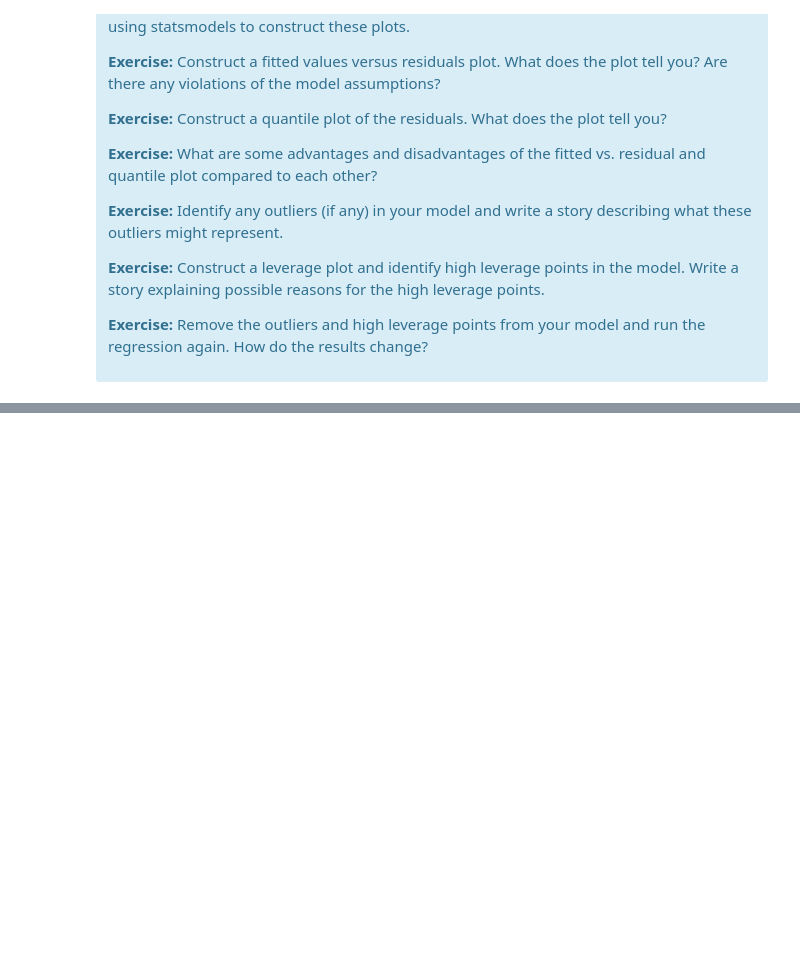
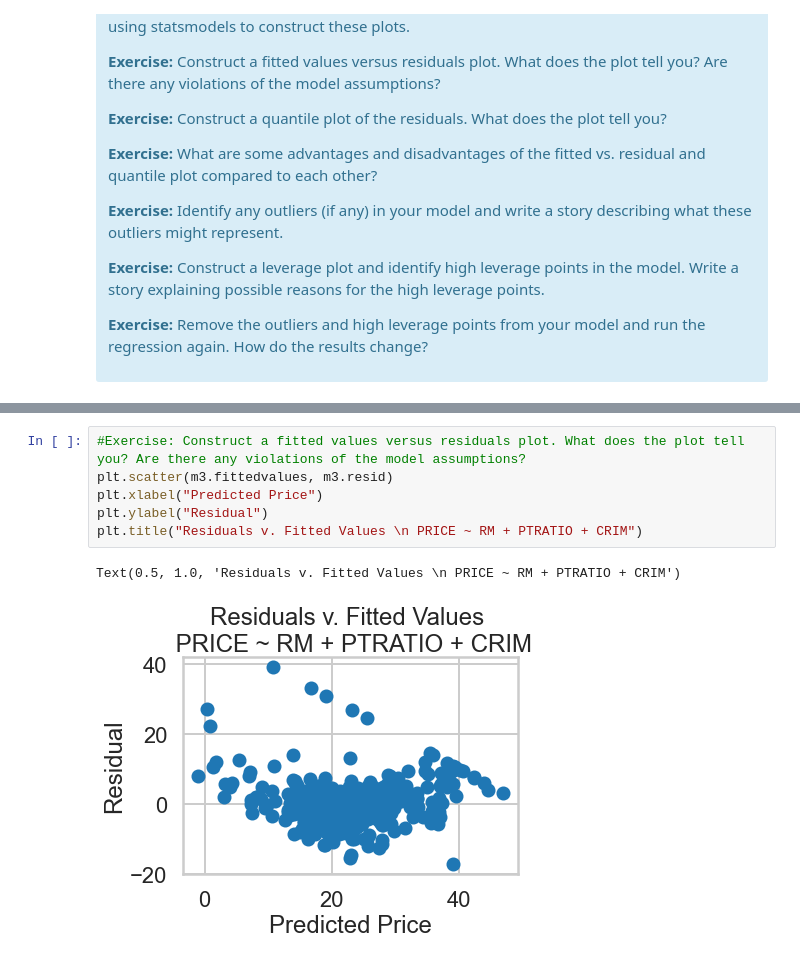
Before and after one commit to llpyyz/mec-mini-projects, a Jupyter notebook: mec-11.4.1-linear-regression-mini-project/Mini_Project_Linear_Regression.ipynb, the cells around one changed output, grey strips where cells are left out. Cells and saved outputs as stored; diff of their text form; blank space fills up the shorter version.

```diff
--- a/mec-11.4.1-linear-regression-mini-project/Mini_Project_Linear_Regression.ipynb
+++ b/mec-11.4.1-linear-regression-mini-project/Mini_Project_Linear_Regression.ipynb
@@ -1183,0 +1187,9 @@ There are some other issues that are important investigate with linear regressio
+# %%
+#Exercise: Construct a fitted values versus residuals plot. What does the plot tell you? Are there any violations of the model assumptions?
+plt.scatter(m3.fittedvalues, m3.resid)
+plt.xlabel("Predicted Price")
+plt.ylabel("Residual")
+plt.title("Residuals v. Fitted Values \n PRICE ~ RM + PTRATIO + CRIM")
+# %% [output]
+Text(0.5, 1.0, 'Residuals v. Fitted Values \n PRICE ~ RM + PTRATIO + CRIM')
+[figure, added]
```
Also changed, not shown: parts of 25 cells of this notebook.
